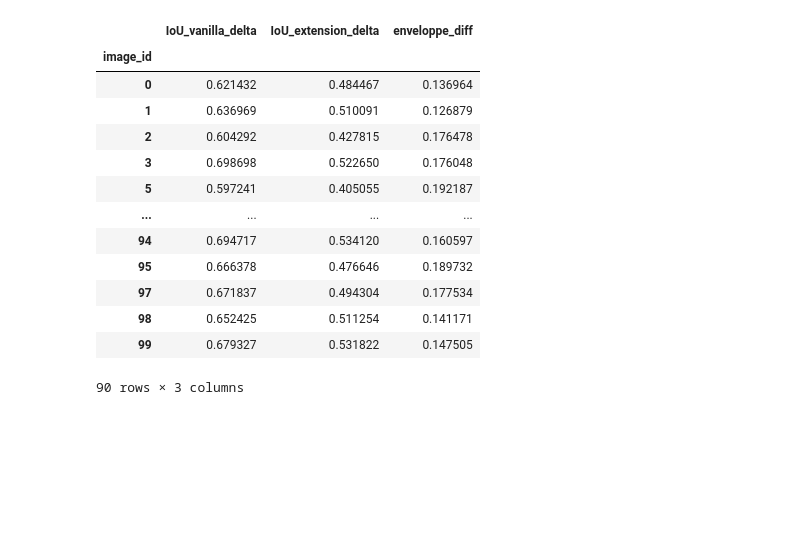
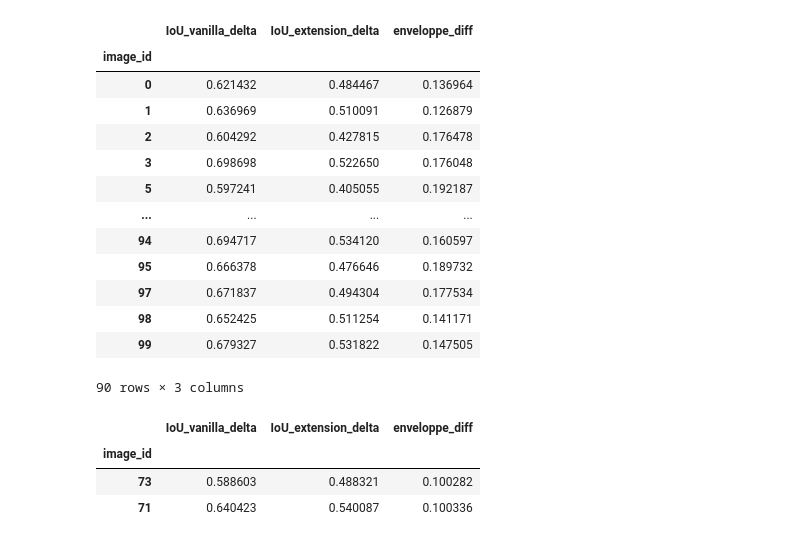
Before and after one commit to NoCohen66/Verification4ObjectDetection, a Jupyter notebook: results/analysis_results_pipeline.ipynb, the cells around one changed output. Drawn from its saved outputs; the diff is of its cells as text; code cells hidden in the pictures; blank space fills up the shorter version.

```diff
--- a/results/analysis_results_pipeline.ipynb
+++ b/results/analysis_results_pipeline.ipynb
@@ -225,3 +225,13 @@ df_groupybimage
 | 98 | 0.652425 | 0.511254 | 0.141171 |
 | 99 | 0.679327 | 0.531822 | 0.147505 |
 90 rows × 3 columns
+# %%
+list_perturb=list(combined_df.groupby("image_id")[["IoU_vanilla_delta"]].agg("count")[combined_df.groupby("image_id")[["IoU_vanilla_delta"]].agg("count")<8].dropna().index)
+df_groupybimage = df_groupybimage.drop(index=list_perturb)
+# %%
+df_groupybimage.sort_values(by="enveloppe_diff").head(2)
+# %% [output]
+|  | IoU_vanilla_delta | IoU_extension_delta | enveloppe_diff |
+| image_id |  |  |  |
+| 73 | 0.588603 | 0.488321 | 0.100282 |
+| 71 | 0.640423 | 0.540087 | 0.100336 |
```
Also changed, not shown: parts of 2 cells of this notebook.
